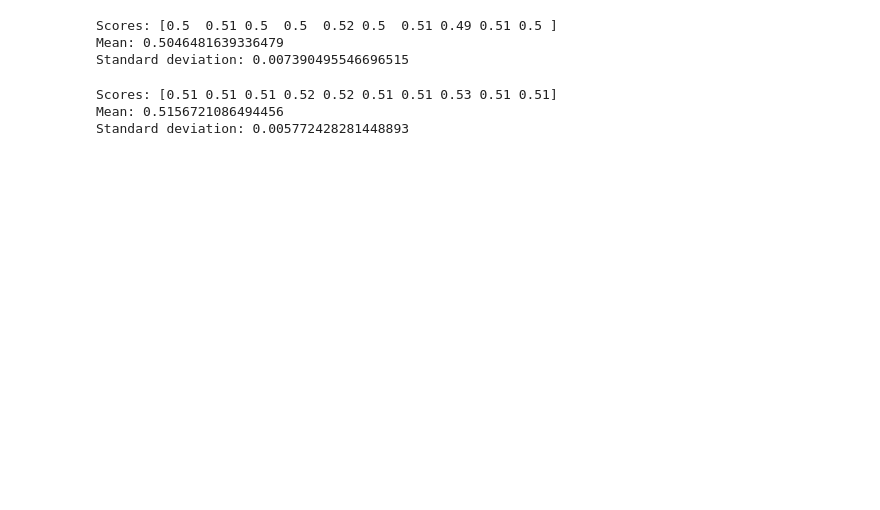
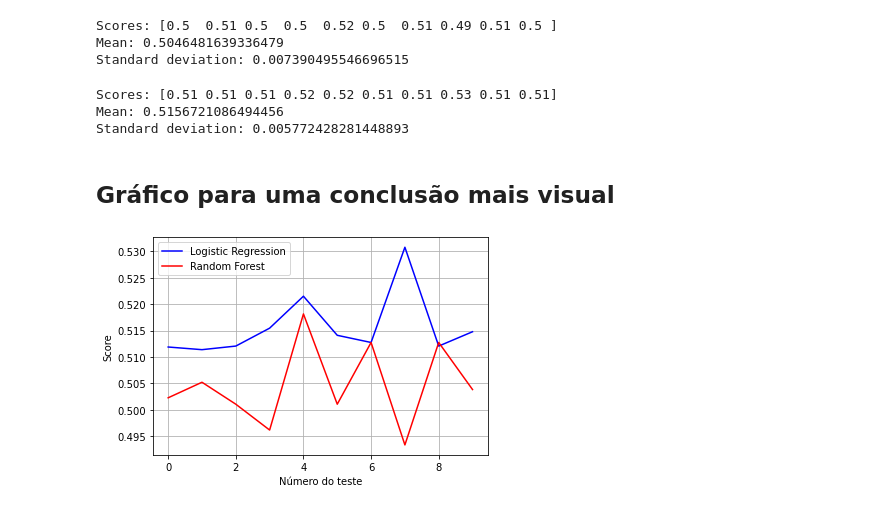
Before and after one commit to insper-classroom/23-1a-cd-p2-gabriel_pedro_daniel, a Jupyter notebook: Projeto.ipynb, the cells around one changed output. Saved outputs shown, nothing was run; the diff lists cells and outputs as text; code cells hidden in the pictures; blank space fills up the shorter version.

```diff
--- a/Projeto.ipynb
+++ b/Projeto.ipynb
@@ -329,3 +397,16 @@ display_scores(lr_rmse_scores)
 Scores: [0.51 0.51 0.51 0.52 0.52 0.51 0.51 0.53 0.51 0.51]
 Mean: 0.5156721086494456
 Standard deviation: 0.005772428281448893
+# %% [markdown]
+## Gráfico para uma conclusão mais visual
+# %%
+n_ate_10 = np.arange(0,10,1)
+plt.plot(n_ate_10,lr_rmse_scores,'b', label = 'Logistic Regression')
+plt.plot(n_ate_10,rf_rmse_scores,'r', label = 'Random Forest')
+plt.xlabel("Número do teste")
+plt.ylabel("Score")
+plt.legend()
+plt.grid(True)
+plt.show()
+# %% [output]
+[figure, added]
```
Also changed, not shown: parts of 33 cells of this notebook.
